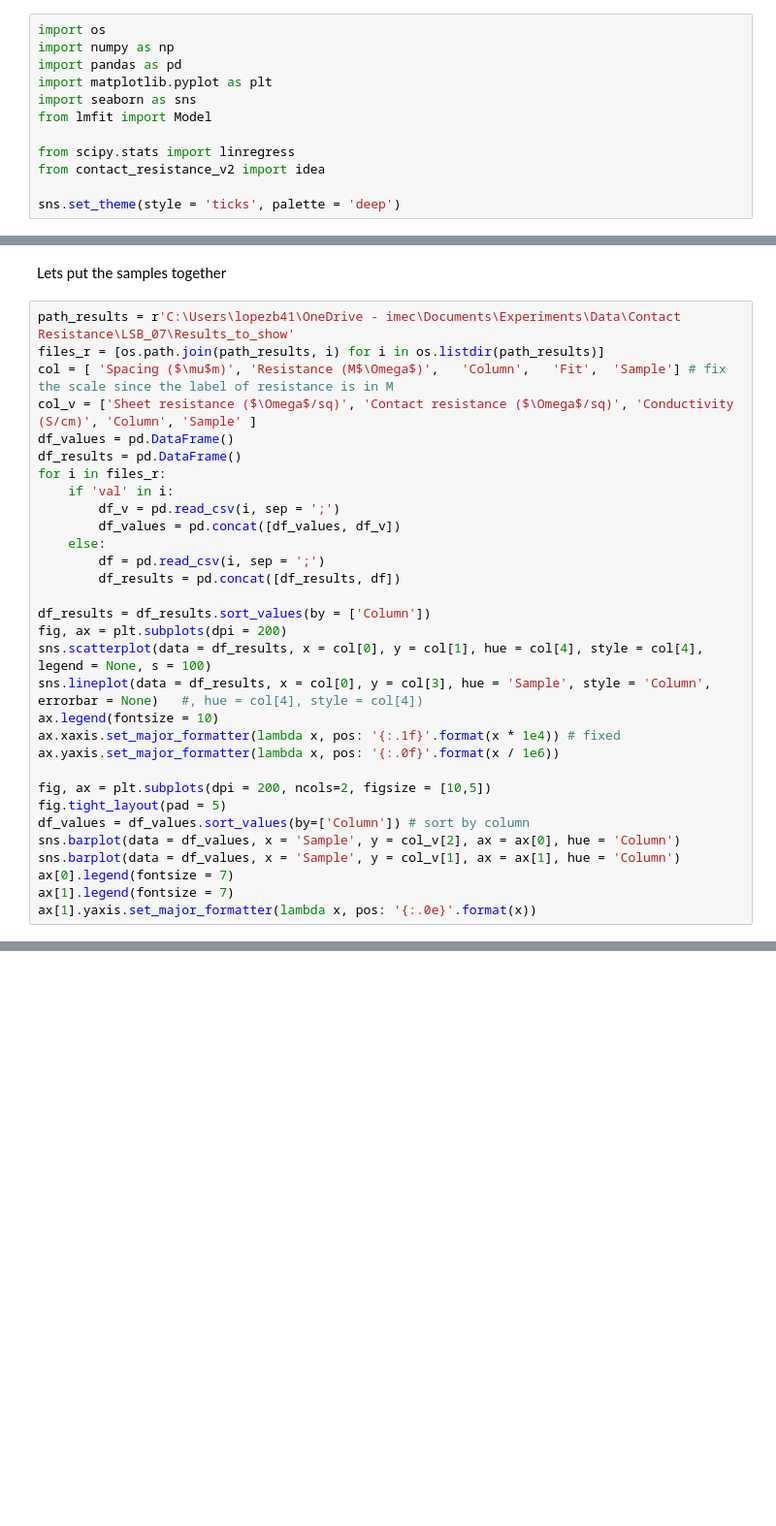
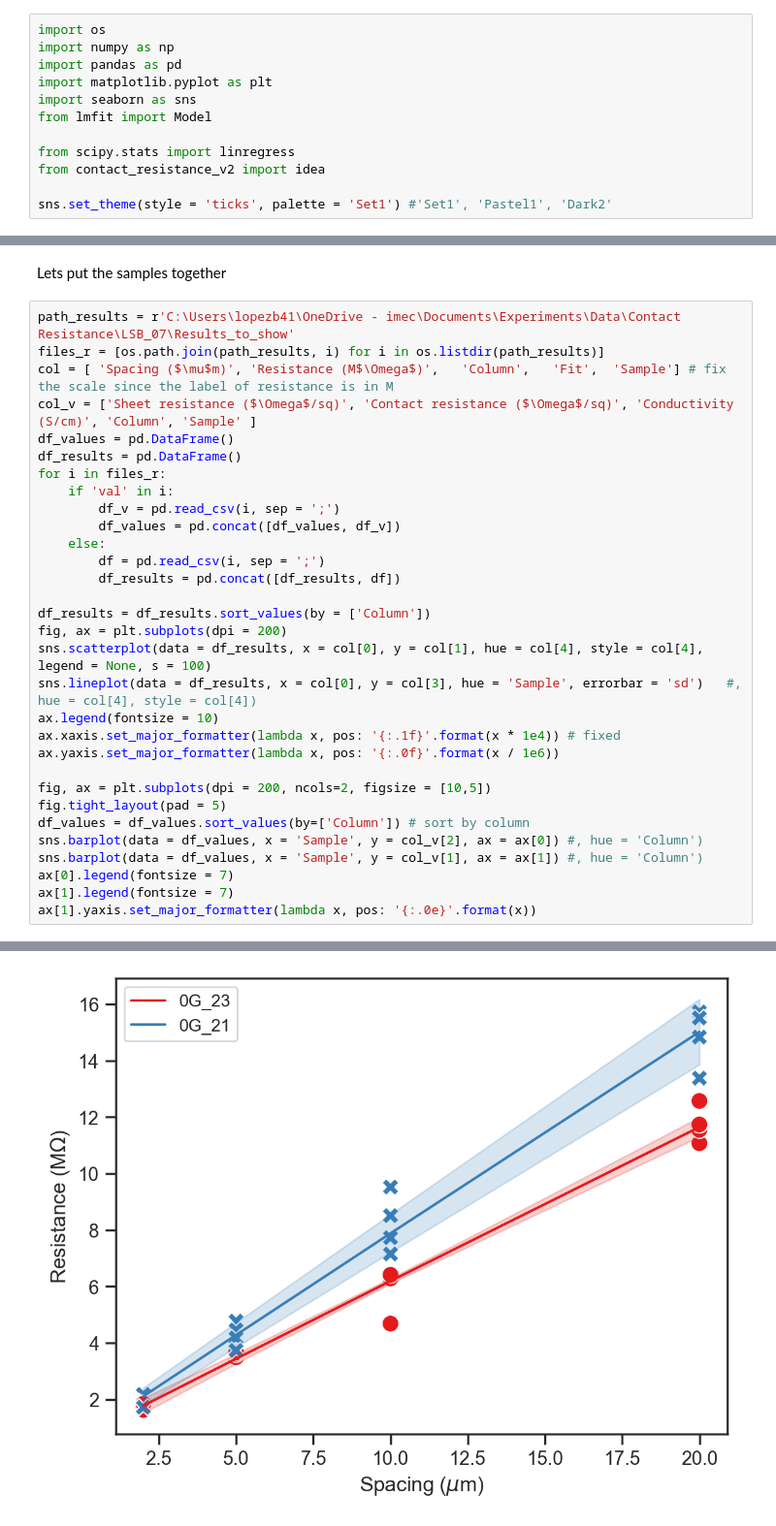
Before and after one commit to ridcil/Code, a Jupyter notebook: LSB_07_v2.ipynb, the cells around one changed output, grey strips where cells are left out. Shown at 97% size. Saved outputs shown, nothing was run; the diff lists cells and outputs as text; blank space fills up the shorter version.

```diff
--- a/LSB_07_v2.ipynb
+++ b/LSB_07_v2.ipynb
@@ -9,7 +9,7 @@ from lmfit import Model
 from scipy.stats import linregress
 from contact_resistance_v2 import idea
 
-sns.set_theme(style = 'ticks', palette = 'deep')
+sns.set_theme(style = 'ticks', palette = 'Set1') #'Set1', 'Pastel1', 'Dark2'
 # %% [markdown]
 Fit and plot Spacing vs Resistance per sample
 # %%
@@ -55,7 +55,7 @@ for i in files_r:
 df_results = df_results.sort_values(by = ['Column'])
 fig, ax = plt.subplots(dpi = 200)
 sns.scatterplot(data = df_results, x = col[0], y = col[1], hue = col[4], style = col[4], legend = None, s = 100)
-sns.lineplot(data = df_results, x = col[0], y = col[3], hue = 'Sample', style = 'Column', errorbar = None)   #, hue = col[4], style = col[4])
+sns.lineplot(data = df_results, x = col[0], y = col[3], hue = 'Sample', errorbar = 'sd')   #, hue = col[4], style = col[4])
 ax.legend(fontsize = 10)
 ax.xaxis.set_major_formatter(lambda x, pos: '{:.1f}'.format(x * 1e4)) # fixed
 ax.yaxis.set_major_formatter(lambda x, pos: '{:.0f}'.format(x / 1e6))
@@ -63,8 +63,9 @@ ax.yaxis.set_major_formatter(lambda x, pos: '{:.0f}'.format(x / 1e6))
 fig, ax = plt.subplots(dpi = 200, ncols=2, figsize = [10,5])
 fig.tight_layout(pad = 5)
 df_values = df_values.sort_values(by=['Column']) # sort by column
-sns.barplot(data = df_values, x = 'Sample', y = col_v[2], ax = ax[0], hue = 'Column')
-sns.barplot(data = df_values, x = 'Sample', y = col_v[1], ax = ax[1], hue = 'Column')
+sns.barplot(data = df_values, x = 'Sample', y = col_v[2], ax = ax[0]) #, hue = 'Column')
+sns.barplot(data = df_values, x = 'Sample', y = col_v[1], ax = ax[1]) #, hue = 'Column')
 ax[0].legend(fontsize = 7)
 ax[1].legend(fontsize = 7)
 ax[1].yaxis.set_major_formatter(lambda x, pos: '{:.0e}'.format(x))
+# %% [output]
@@ -70,0 +74 @@ ax[1].yaxis.set_major_formatter(lambda x, pos: '{:.0e}'.format(x))
+[figure, added]
```
Also changed, not shown: parts of 2 cells of this notebook, 2 other files.
